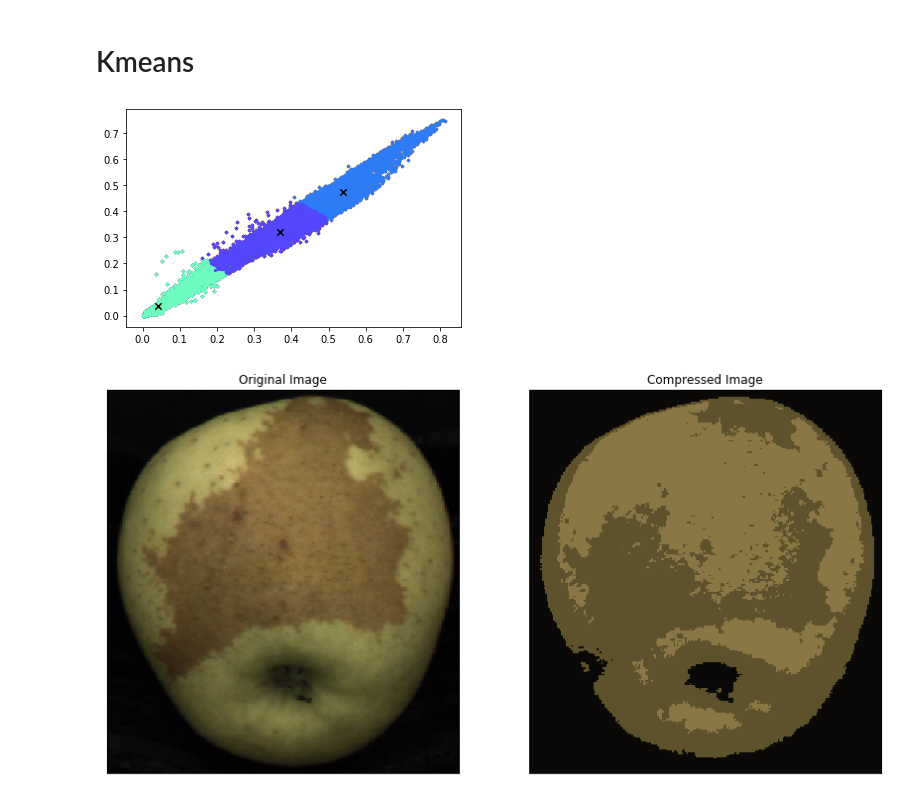
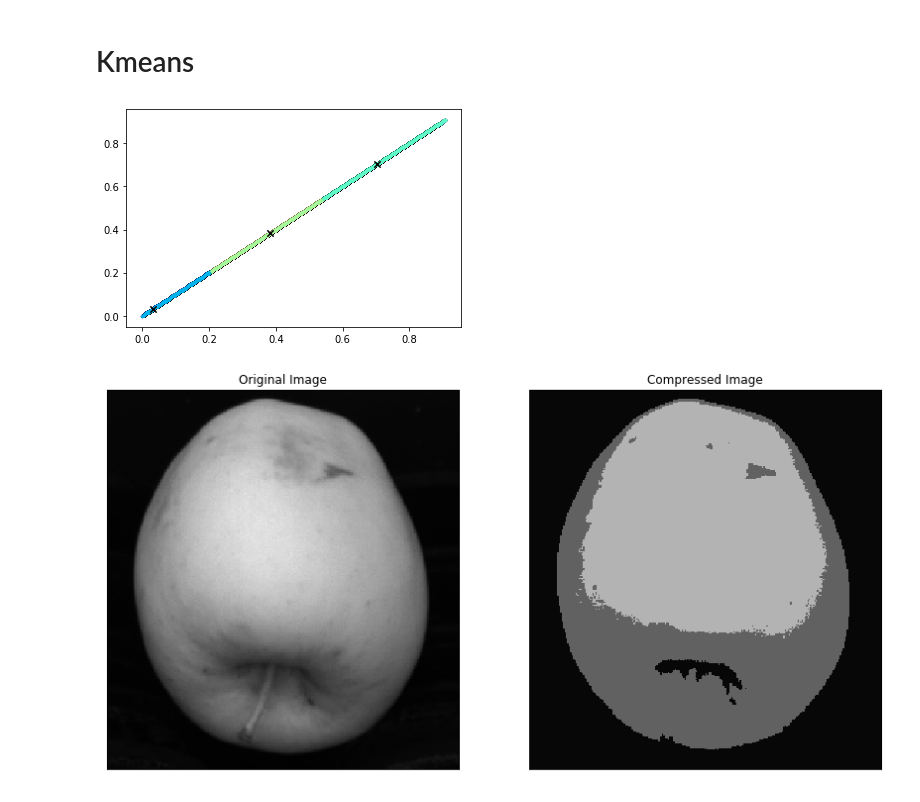
Before and after one commit to pptr3/fruit-inspection, a Jupyter notebook: Untitled.ipynb, the cells around one changed output. Saved outputs shown, nothing was run; the diff lists cells and outputs as text; code cells hidden in the pictures.

Commit message:
complete second task also for first apple

```diff
--- a/Untitled.ipynb
+++ b/Untitled.ipynb
@@ -376,6 +373,5 @@ def runkMeans(X, initial_centroids, max_iters, plot_clusters_and_centroids = Fal
 # %%
-bird = cv.cvtColor(cv.imread("fruit-inspection-images/second task/C1_000005.png", cv.IMREAD_COLOR),cv.COLOR_BGR2RGB)
-#bird = cv.cvtColor(cv.imread("bird_small.png", cv.IMREAD_COLOR),cv.COLOR_BGR2RGB)
+bird = cv.cvtColor(cv.imread("fruit-inspection-images/second task/C0_000004.png", cv.IMREAD_COLOR),cv.COLOR_BGR2RGB)
 # %%
 # Divide by 255 so that all values are in the range 0 - 1
 bird = bird / 255
@@ -391,33 +387,33 @@ max_iters = 12
 # When using K-Means, it is important the initialize the centroids randomly
 initial_centroids = kMeansInitCentroids(X, K)
 
 # running K-means
 centroids, idx = runkMeans(X, initial_centroids, max_iters,plot_clusters_and_centroids=True)
 
 bird_compressed = np.zeros((X.shape[0], X.shape[1]))
 
 # We can now recover the image from the indices (idx) by mapping each pixel
 # (specified by it's index in idx) to the centroid value
 for i, cluster in enumerate(idx):
     bird_compressed[i,:] = centroids[int(cluster[0]) - 1,:]
 
 # Reshape the recovered image into proper dimensions
 bird_compressed = bird_compressed.reshape((img_size[0], img_size[1], img_size[2]))
 fig = plt.figure(figsize=(14, 8))
 
 ax1 = fig.add_subplot(121)
 ax1.imshow(bird)
 ax1.set_title('Original Image')
 plt.xticks(())
 plt.yticks(())
 
 ax2 = fig.add_subplot(122)
 ax2.imshow(bird_compressed)
 ax2.set_title('Compressed Image')
 plt.xticks(())
 plt.yticks(())
-
 plt.show()
+bird_compressed = (bird_compressed*255).astype(np.uint8)
 # %% [output]
-[figure, old version]
+[figure, new version]
-[figure, old version]
+[figure, new version]
```
Also changed, not shown: parts of 14 cells of this notebook.
